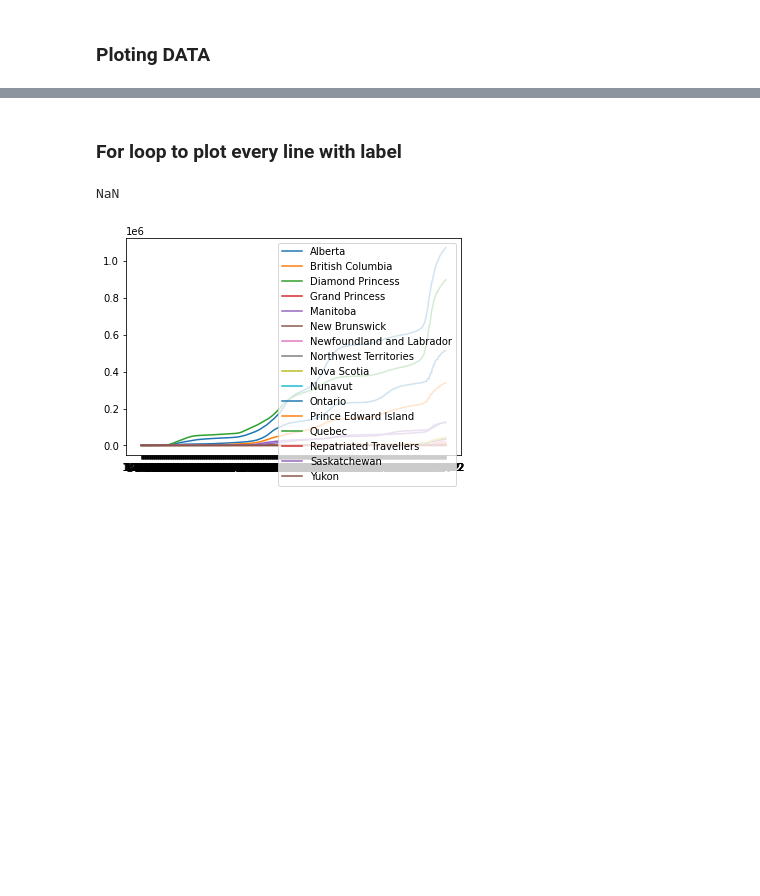
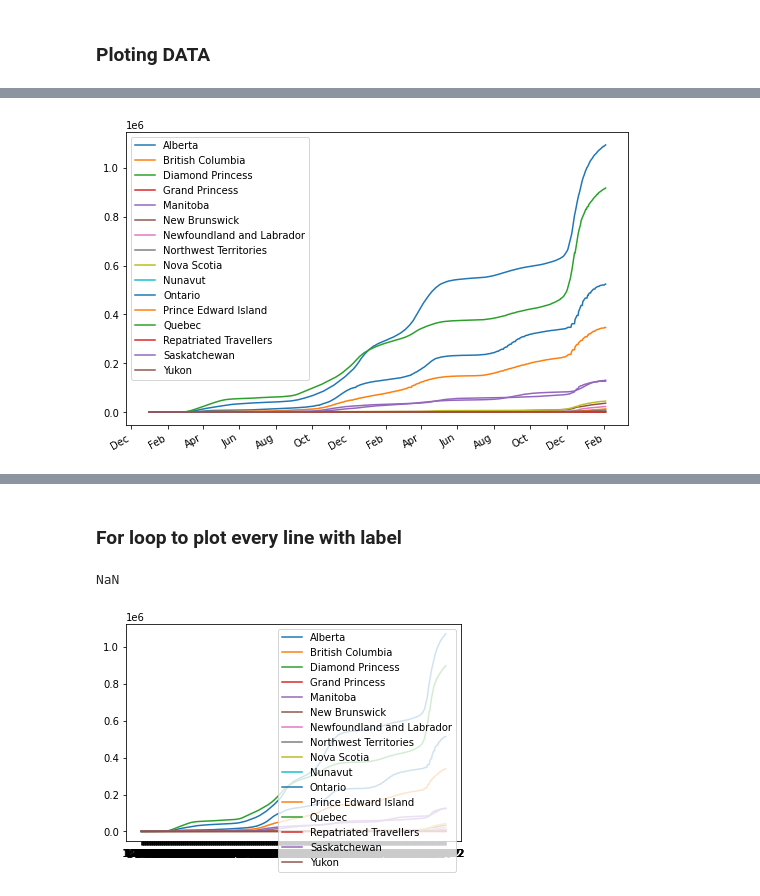
Before and after one commit to MrTanbirSingh/UKcovid, a Jupyter notebook: ukCovid.ipynb, the cells around one changed output, grey strips where cells are left out. Cells and saved outputs as stored; diff of their text form; code cells hidden in the pictures; blank space fills up the shorter version.

```diff
--- a/ukCovid.ipynb
+++ b/ukCovid.ipynb
@@ -222,0 +321,11 @@ SyntaxError: invalid syntax (<ipython-input-7-d05125346127>, line 11)
+# %%
+fig, ax = plt.subplots(figsize = (9,6))
+month_formater = mdates.MonthLocator(interval=2)
+data_formatter = mdates.DateFormatter('%b')
+ax.plot(Selected_Country.T.iloc[5:,:])
+ax.xaxis.set_major_locator(month_formater)
+ax.xaxis.set_major_formatter(data_formatter)
+ax.legend(list(Selected_Country['Province/State']))
+fig.autofmt_xdate()
+# %% [output]
+[figure, added]
```
Also changed, not shown: parts of 10 cells of this notebook.
